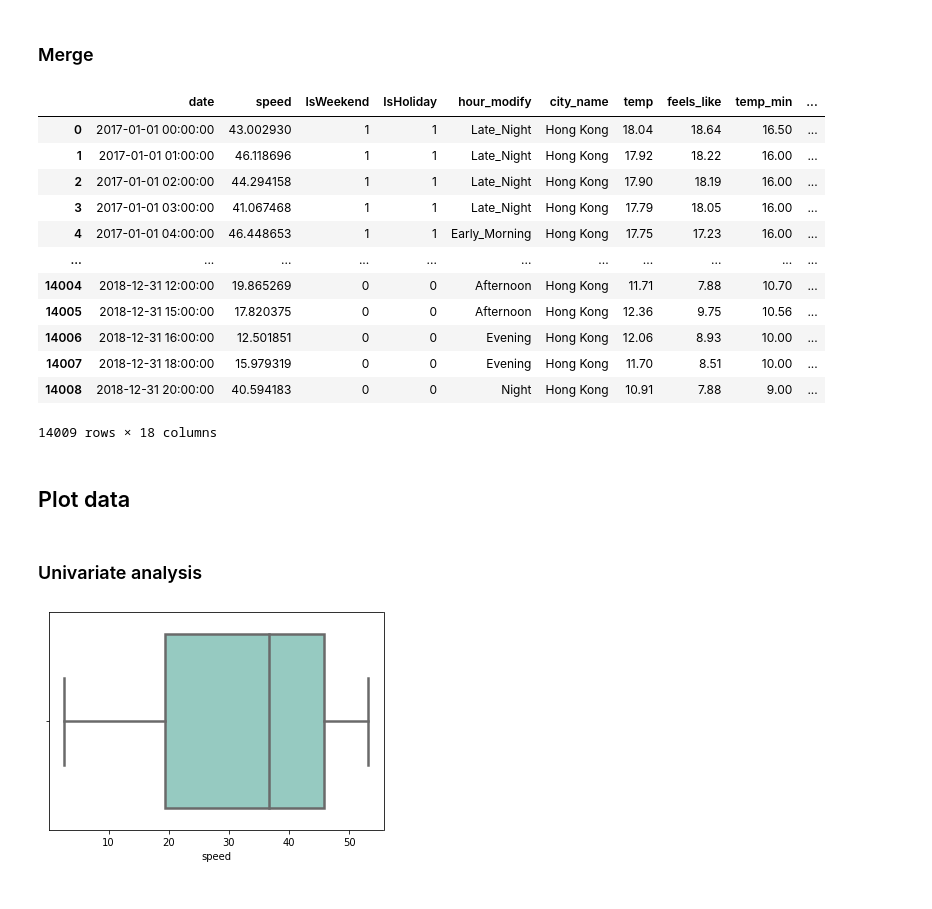
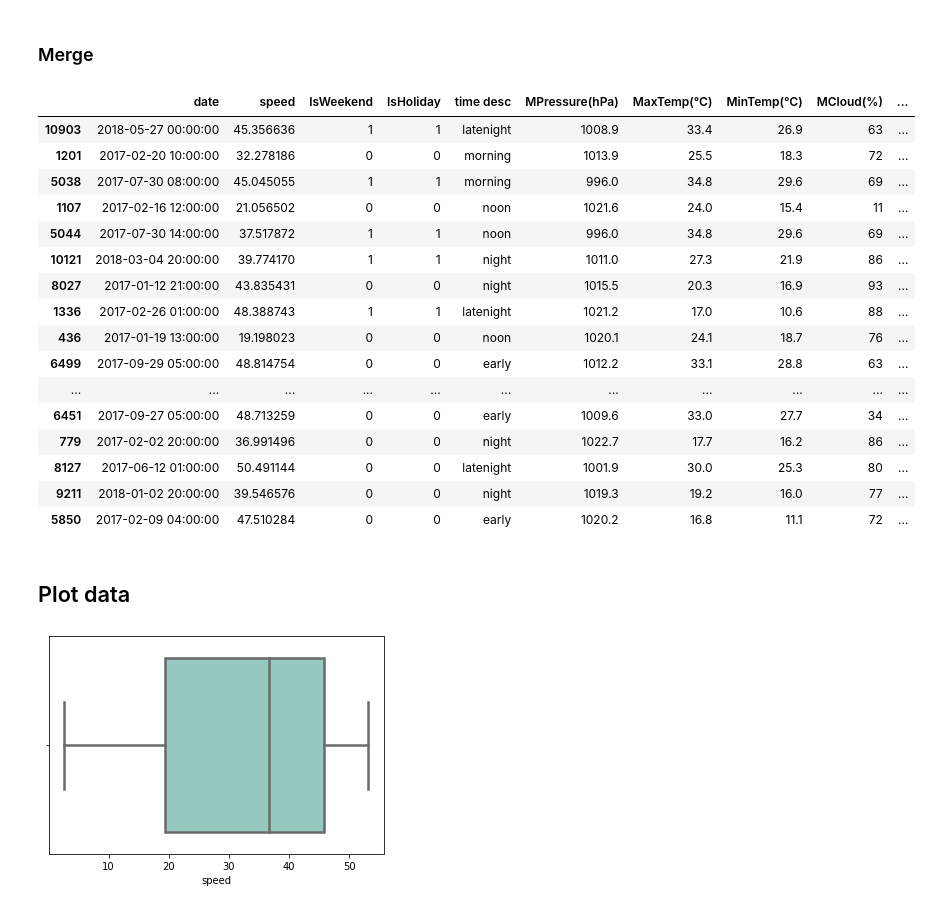
Before and after one commit to sirily11/classes-notes, a Jupyter notebook: notebooks/MSBD5001/project/Individual Project.ipynb, the cells around one changed output. Saved outputs shown, nothing was run; the diff lists cells and outputs as text; code cells hidden in the pictures.

```diff
--- a/notebooks/MSBD5001/project/Individual Project.ipynb
+++ b/notebooks/MSBD5001/project/Individual Project.ipynb
@@ -59,7 +63,7 @@ Num GPUs Available:  1
 # %% [markdown]
 ## Asign Holiday to the table
 # %%
-def hour_modify(x: datetime):
+def time_desc(x: datetime):
     Early_Morning = [4,5,6,7]
     Morning = [8,9,10,11]
     Afternoon = [12,13,14,15]
@@ -69,17 +73,17 @@ def hour_modify(x: datetime):
 
 
     if x.hour in Early_Morning:
-        return 'Early_Morning'
+        return 'early'
     elif x.hour in Morning:
-        return 'Morning'
+        return 'morning'
     elif x.hour in Afternoon:
-        return 'Afternoon'
+        return 'noon'
     elif x.hour in Evening:
-        return 'Evening'
+        return 'afternoon'
     elif x.hour in Night:
-        return 'Night'
+        return 'night'
     else:
-        return 'Late_Night'
+        return 'latenight'
 
 def add_holiday_and_weekend(df: pd.DataFrame) -> pd.DataFrame:
     """
@@ -109,7 +113,7 @@ test = pd.read_csv('/content/drive/MyDrive/courses/HKUST/MSBD5001/project/data/i
 train = train.drop('id', axis=1)
 train['date'] = pd.to_datetime(train['date'])
 train = add_holiday_and_weekend(train)
-train['hour_modify']=train['date'].apply(hour_modify)
+train['time desc']=train['date'].apply(time_desc)
 
 train
 # %% [output]
@@ -172,42 +183,54 @@ weather
 # %% [markdown]
 ### Merge
 # %%
-def merge_weather(df: pd.DataFrame, weather: pd.DataFrame) -> pd.DataFrame:
+from pandas import DatetimeIndex
+def merge_weather(df: pd.DataFrame, weather: pd.DataFrame, how='left') -> pd.DataFrame:
     '''
     Merge weather with data.
     '''
     new_df = df.copy()
     new_weather = weather.copy()
 
-    new_df['tmp_date'] = new_df['date']
-    new_weather['tmp_date'] = new_weather['date']
+    # new_df['tmp_date'] = new_df['date']
+    # new_weather['tmp_date'] = new_weather['date']
 
-    new_training_data = new_df.merge(new_weather, on='tmp_date', how='left')
+    new_df['tmp_date'] = new_df['date'].apply(lambda date: date.date())
+    new_weather['tmp_date'] = new_weather['date'].apply(lambda date: date.date())
+
+    new_training_data = new_df.merge(new_weather, on='tmp_date', how=how)
     new_training_data = new_training_data.drop(['tmp_date', 'date_y'], axis=1)
     new_training_data = new_training_data.rename(columns={'date_x': 'date'})
+
+    new_training_data['hour'] = DatetimeIndex(new_training_data['date']).hour
+    new_training_data['day'] = DatetimeIndex(new_training_data['date']).day
+    new_training_data['month'] = DatetimeIndex(new_training_data['date']).month
+    new_training_data['year'] = DatetimeIndex(new_training_data['date']).year
+    new_training_data['weekday'] = DatetimeIndex(new_training_data['date']).weekday
     return new_training_data
 # %%
 new_training_data = merge_weather(train, weather)
 
-new_training_data
+new_training_data.sample(20)
 # %% [output]
-|  | date | speed | IsWeekend | IsHoliday | hour_modify | city_name | temp | feels_like | temp_min | ... |
-| 0 | 2017-01-01 00:00:00 | 43.002930 | 1 | 1 | Late_Night | Hong Kong | 18.04 | 18.64 | 16.50 | ... |
-| 1 | 2017-01-01 01:00:00 | 46.118696 | 1 | 1 | Late_Night | Hong Kong | 17.92 | 18.22 | 16.00 | ... |
-| 2 | 2017-01-01 02:00:00 | 44.294158 | 1 | 1 | Late_Night | Hong Kong | 17.90 | 18.19 | 16.00 | ... |
-| 3 | 2017-01-01 03:00:00 | 41.067468 | 1 | 1 | Late_Night | Hong Kong | 17.79 | 18.05 | 16.00 | ... |
-| 4 | 2017-01-01 04:00:00 | 46.448653 | 1 | 1 | Early_Morning | Hong Kong | 17.75 | 17.23 | 16.00 | ... |
+|  | date | speed | IsWeekend | IsHoliday | time desc | MPressure(hPa) | MaxTemp(℃) | MinTemp(℃) | MCloud(%) | ... |
+| 10903 | 2018-05-27 00:00:00 | 45.356636 | 1 | 1 | latenight | 1008.9 | 33.4 | 26.9 | 63 | ... |
+| 1201 | 2017-02-20 10:00:00 | 32.278186 | 0 | 0 | morning | 1013.9 | 25.5 | 18.3 | 72 | ... |
+| 5038 | 2017-07-30 08:00:00 | 45.045055 | 1 | 1 | morning | 996.0 | 34.8 | 29.6 | 69 | ... |
+| 1107 | 2017-02-16 12:00:00 | 21.056502 | 0 | 0 | noon | 1021.6 | 24.0 | 15.4 | 11 | ... |
+| 5044 | 2017-07-30 14:00:00 | 37.517872 | 1 | 1 | noon | 996.0 | 34.8 | 29.6 | 69 | ... |
+| 10121 | 2018-03-04 20:00:00 | 39.774170 | 1 | 1 | night | 1011.0 | 27.3 | 21.9 | 86 | ... |
+| 8027 | 2017-01-12 21:00:00 | 43.835431 | 0 | 0 | night | 1015.5 | 20.3 | 16.9 | 93 | ... |
+| 1336 | 2017-02-26 01:00:00 | 48.388743 | 1 | 1 | latenight | 1021.2 | 17.0 | 10.6 | 88 | ... |
+| 436 | 2017-01-19 13:00:00 | 19.198023 | 0 | 0 | noon | 1020.1 | 24.1 | 18.7 | 76 | ... |
+| 6499 | 2017-09-29 05:00:00 | 48.814754 | 0 | 0 | early | 1012.2 | 33.1 | 28.8 | 63 | ... |
 | ... | ... | ... | ... | ... | ... | ... | ... | ... | ... | ... |
-| 14004 | 2018-12-31 12:00:00 | 19.865269 | 0 | 0 | Afternoon | Hong Kong | 11.71 | 7.88 | 10.70 | ... |
-| 14005 | 2018-12-31 15:00:00 | 17.820375 | 0 | 0 | Afternoon | Hong Kong | 12.36 | 9.75 | 10.56 | ... |
-| 14006 | 2018-12-31 16:00:00 | 12.501851 | 0 | 0 | Evening | Hong Kong | 12.06 | 8.93 | 10.00 | ... |
-| 14007 | 2018-12-31 18:00:00 | 15.979319 | 0 | 0 | Evening | Hong Kong | 11.70 | 8.51 | 10.00 | ... |
-| 14008 | 2018-12-31 20:00:00 | 40.594183 | 0 | 0 | Night | Hong Kong | 10.91 | 7.88 | 9.00 | ... |
+| 6451 | 2017-09-27 05:00:00 | 48.713259 | 0 | 0 | early | 1009.6 | 33.0 | 27.7 | 34 | ... |
+| 779 | 2017-02-02 20:00:00 | 36.991496 | 0 | 0 | night | 1022.7 | 17.7 | 16.2 | 86 | ... |
+| 8127 | 2017-06-12 01:00:00 | 50.491144 | 0 | 0 | latenight | 1001.9 | 30.0 | 25.3 | 80 | ... |
+| 9211 | 2018-01-02 20:00:00 | 39.546576 | 0 | 0 | night | 1019.3 | 19.2 | 16.0 | 77 | ... |
+| 5850 | 2017-02-09 04:00:00 | 47.510284 | 0 | 0 | early | 1020.2 | 16.8 | 11.1 | 72 | ... |
-14009 rows × 18 columns
 # %% [markdown]
 ## Plot data
-# %% [markdown]
-### Univariate analysis
 # %%
 plt.figure(figsize=(6,4))
 sns.boxplot('speed',data=new_training_data,orient='h',palette="Set3",linewidth=2.5)
```
Also changed, not shown: parts of 45 cells of this notebook, 5 other files.
